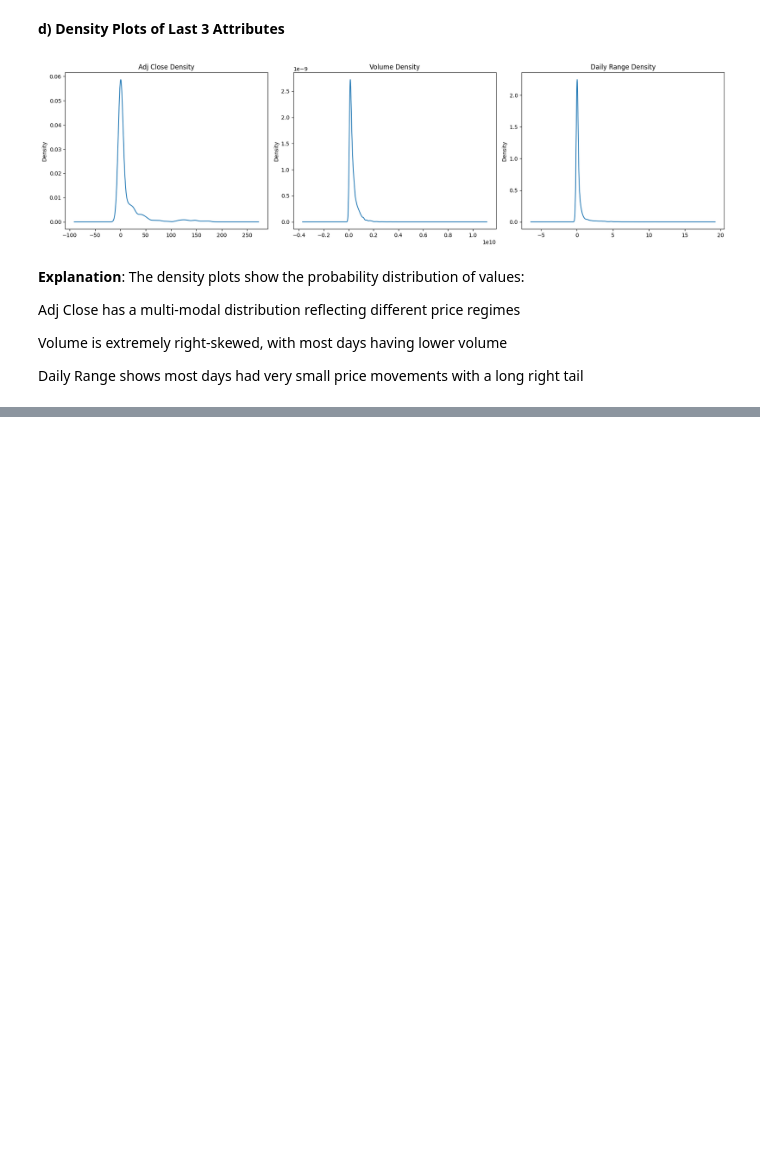
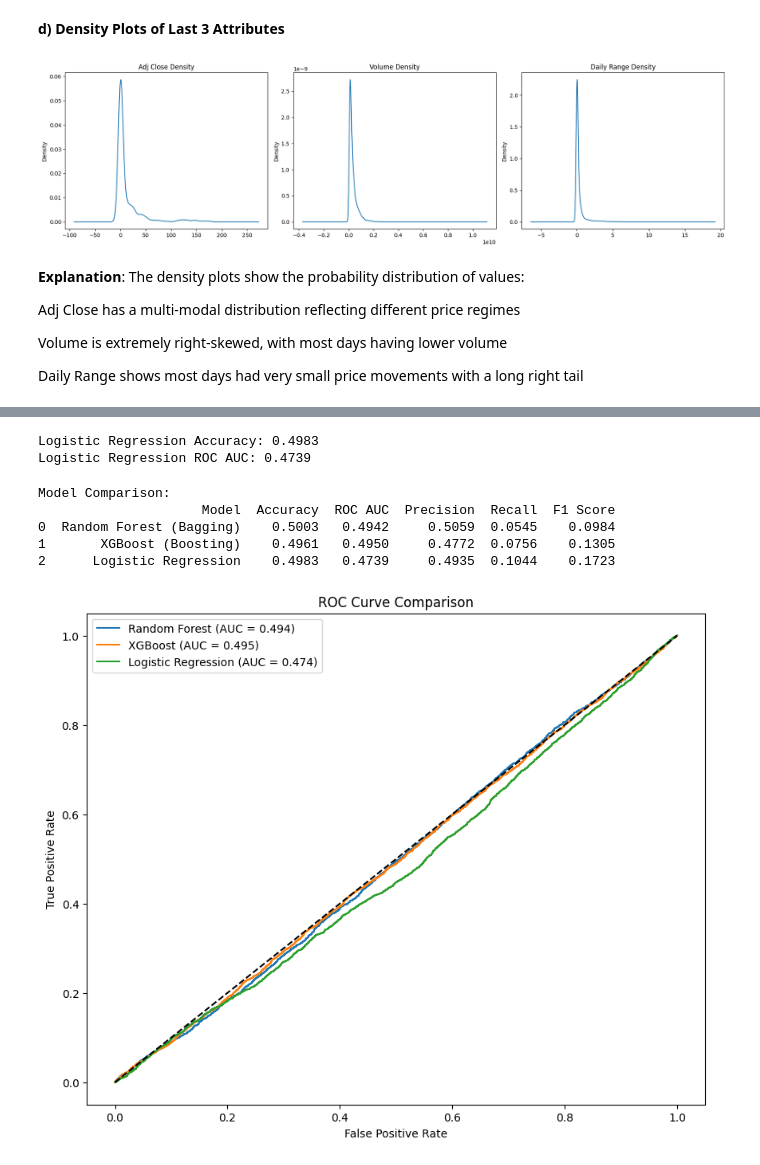
Before and after one commit to MuhammadBilal-Hub771/ML, a Jupyter notebook: DSproject.ipynb, the cells around one changed output, grey strips where cells are left out. Drawn from its saved outputs; the diff is of its cells as text; code cells hidden in the pictures; blank space fills up the shorter version.

```diff
--- a/DSproject.ipynb
+++ b/DSproject.ipynb
@@ -250,0 +611,22 @@ Daily Range shows most days had very small price movements with a long right tai
+# %%
+# Logistic Regression
+lr_model = LogisticRegression(
+    penalty='l2',
+    C=0.1,
+    max_iter=1000,
+    random_state=42,
+    class_weight='balanced'
+)
+# %%
+lr_model.fit(X_train_scaled, y_train)
+lr_preds = lr_model.predict(X_test_scaled)
+lr_probs = lr_model.predict_proba(X_test_scaled)[:, 1]
+# %%
+# Evaluate
+lr_accuracy = accuracy_score(y_test, lr_preds)
+lr_auc = roc_auc_score(y_test, lr_probs)
+print(f"Logistic Regression Accuracy: {lr_accuracy:.4f}")
+print(f"Logistic Regression ROC AUC: {lr_auc:.4f}")
+# %% [output]
+Logistic Regression Accuracy: 0.4983
+Logistic Regression ROC AUC: 0.4739
@@ -250,0 +637,50 @@ Daily Range shows most days had very small price movements with a long right tai
+# %%
+# Create comparison table
+results = pd.DataFrame({
+    'Model': ['Random Forest (Bagging)', 'XGBoost (Boosting)', 'Logistic Regression'],
+    'Accuracy': [rf_accuracy, xgb_accuracy, lr_accuracy],
+    'ROC AUC': [rf_auc, xgb_auc, lr_auc],
+    'Precision': [
+        precision_score(y_test, rf_preds),
+        precision_score(y_test, xgb_preds),
+        precision_score(y_test, lr_preds)
+    ],
+    'Recall': [
+        recall_score(y_test, rf_preds),
+        recall_score(y_test, xgb_preds),
+        recall_score(y_test, lr_preds)
+    ],
+    'F1 Score': [
+        f1_score(y_test, rf_preds),
+        f1_score(y_test, xgb_preds),
+        f1_score(y_test, lr_preds)
+    ]
+})
+
+print("\nModel Comparison:")
+print(results.round(4))
+
+# Plot ROC curves
+plt.figure(figsize=(10, 8))
+for model, probs, label in zip(
+    [rf_model, xgb_model, lr_model],
+    [rf_probs, xgb_probs, lr_probs],
+    ['Random Forest', 'XGBoost', 'Logistic Regression']
+):
+    fpr, tpr, _ = roc_curve(y_test, probs)
+    auc_score = roc_auc_score(y_test, probs)
+    plt.plot(fpr, tpr, label=f'{label} (AUC = {auc_score:.3f})')
+
+plt.plot([0, 1], [0, 1], 'k--')
+plt.xlabel('False Positive Rate')
+plt.ylabel('True Positive Rate')
+plt.title('ROC Curve Comparison')
+plt.legend()
+plt.show()
+# %% [output]
+Model Comparison:
+                     Model  Accuracy  ROC AUC  Precision  Recall  F1 Score
+0  Random Forest (Bagging)    0.5003   0.4942     0.5059  0.0545    0.0984
+1       XGBoost (Boosting)    0.4961   0.4950     0.4772  0.0756    0.1305
+2      Logistic Regression    0.4983   0.4739     0.4935  0.1044    0.1723
+[figure, added]
```
Also changed, not shown: parts of 44 cells of this notebook.
